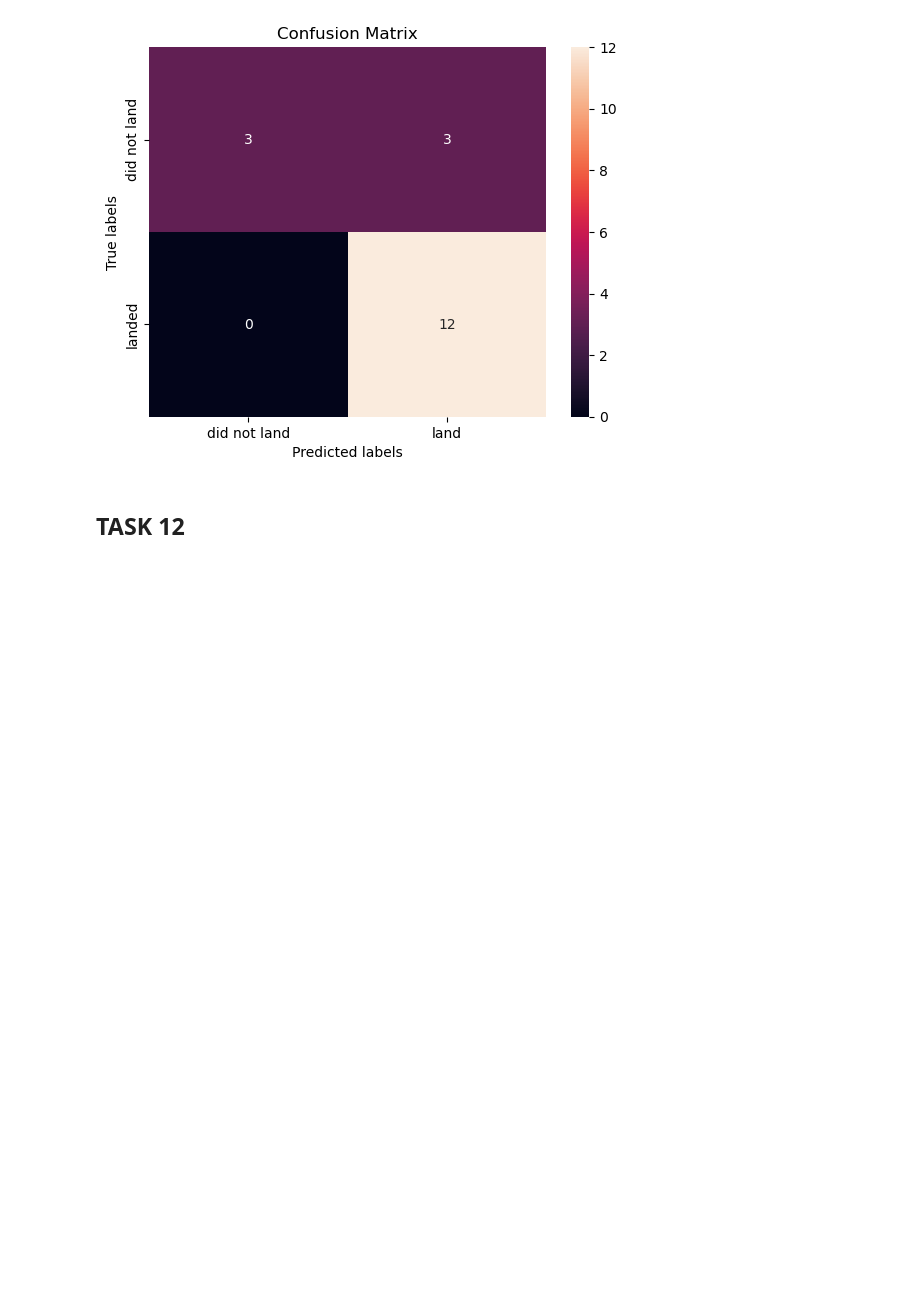
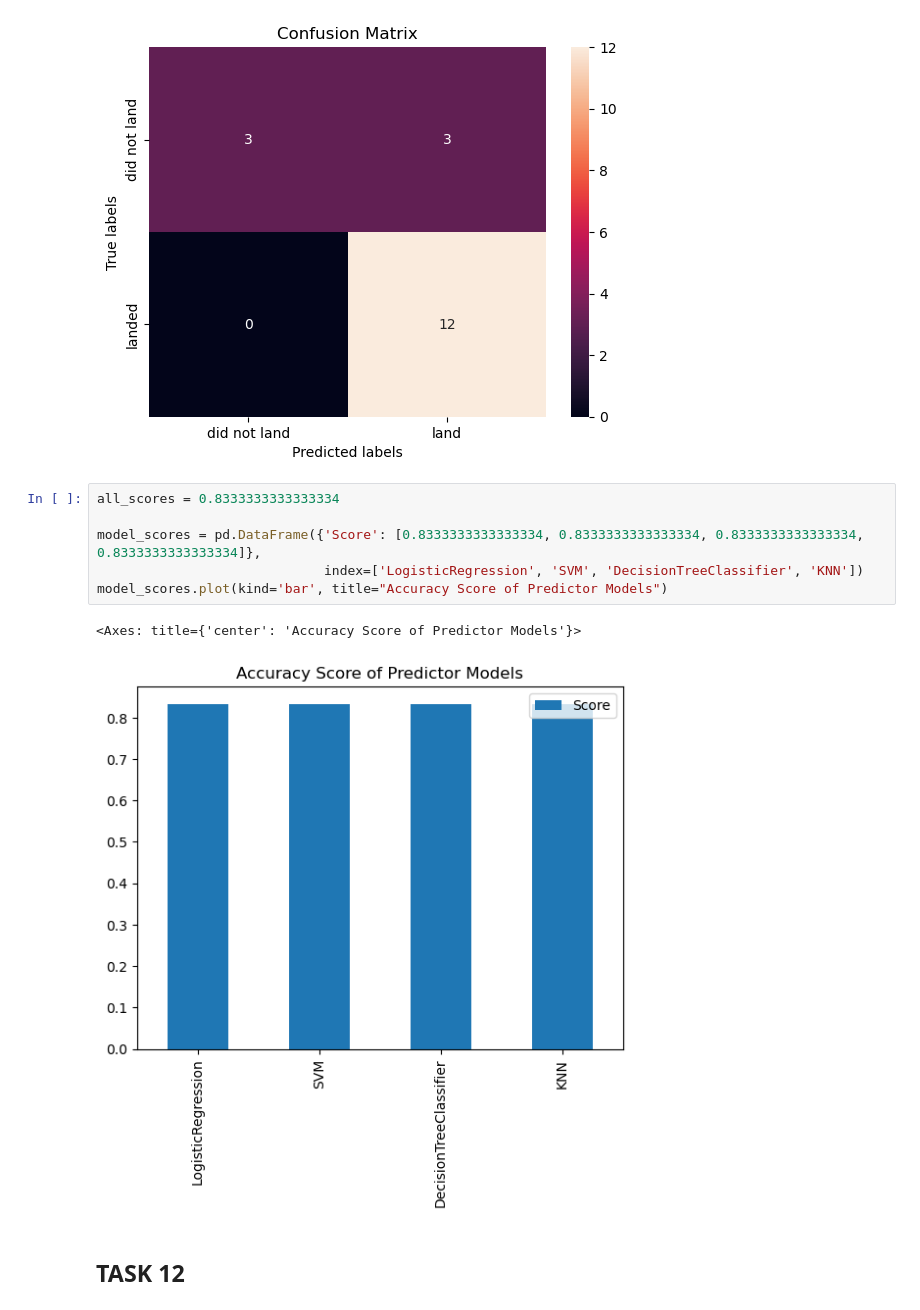
Before and after one commit to EzraHsieh/SpaceX-Launches-Data-Science-Capstone, a Jupyter notebook: SpaceX_Machine_Learning_Prediction_Part_5.jupyterlite.ipynb, the cells around one changed output. Cells and saved outputs as stored; diff of their text form; blank space fills up the shorter version.

```diff
--- a/SpaceX_Machine_Learning_Prediction_Part_5.jupyterlite.ipynb
+++ b/SpaceX_Machine_Learning_Prediction_Part_5.jupyterlite.ipynb
@@ -354,6 +374,15 @@ yhat = knn_cv.predict(X_test)
 plot_confusion_matrix(Y_test,yhat)
 # %% [output]
 [figure]
+# %%
+all_scores = 0.8333333333333334
+
+model_scores = pd.DataFrame({'Score': [0.8333333333333334, 0.8333333333333334, 0.8333333333333334, 0.8333333333333334]},
+                             index=['LogisticRegression', 'SVM', 'DecisionTreeClassifier', 'KNN'])
+model_scores.plot(kind='bar', title="Accuracy Score of Predictor Models")
+# %% [output]
+<Axes: title={'center': 'Accuracy Score of Predictor Models'}>
+[figure, added]
 # %% [markdown]
 ## TASK  12
 # %% [markdown]
```
Also changed, not shown: parts of 1 cell of this notebook.
